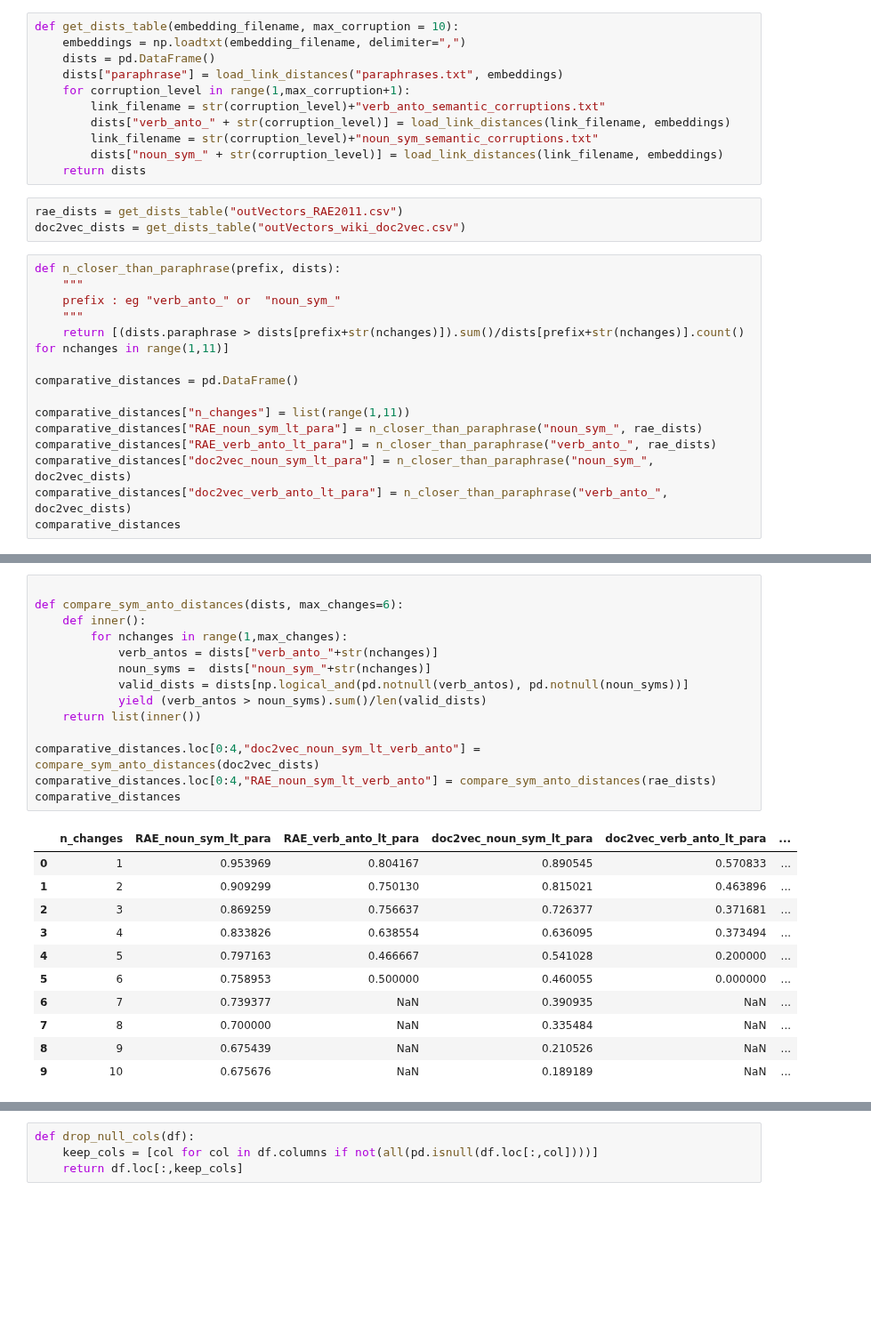
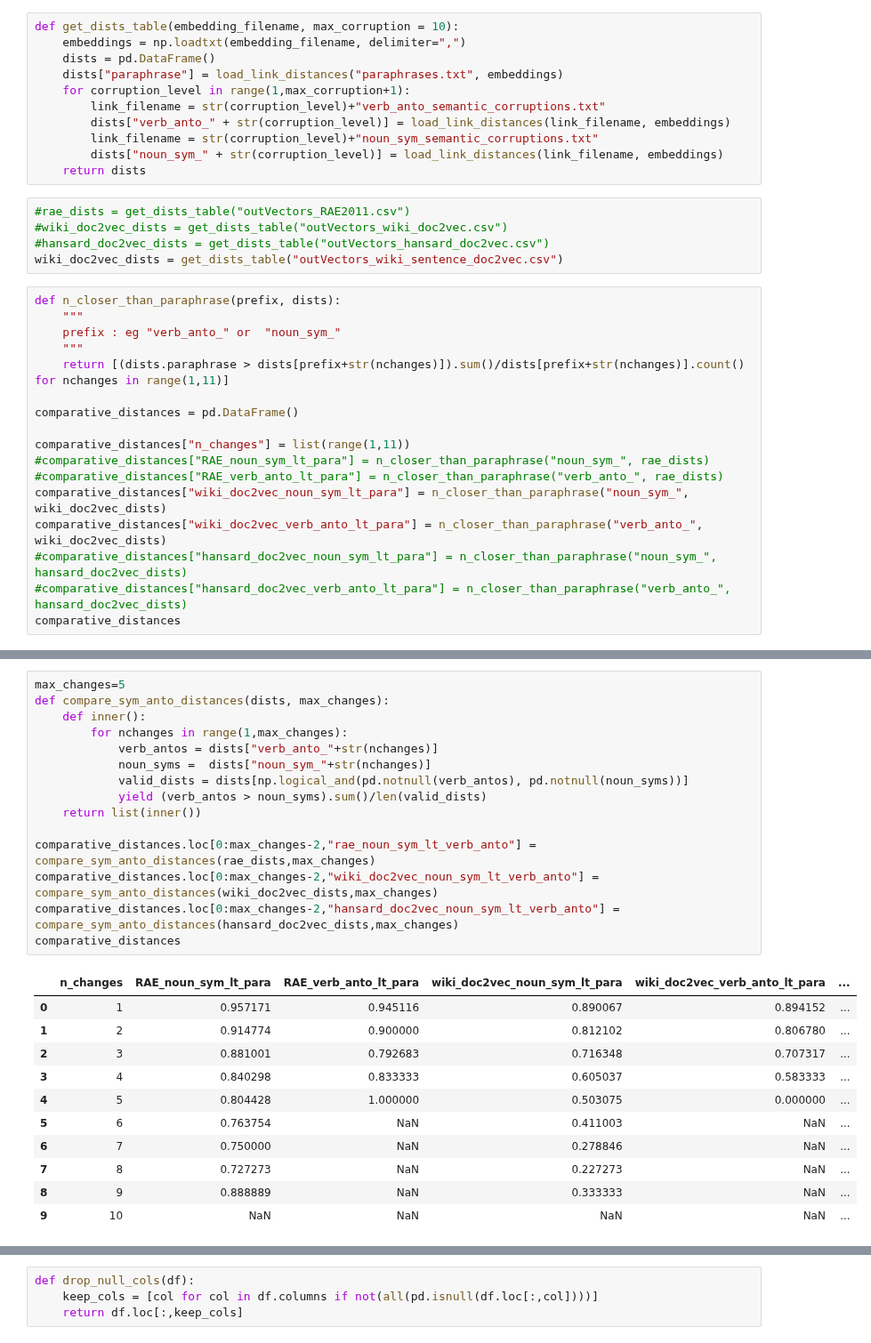
Before and after one commit to oxinabox/phd, a Jupyter notebook: prototypes/Projects/SemanticVsSyntacticEval/results_analysis.ipynb, the cells around one changed output, grey strips where cells are left out. Shown at 89% size. Saved outputs shown, nothing was run; the diff lists cells and outputs as text; blank space fills up the shorter version.

```diff
--- a/prototypes/Projects/SemanticVsSyntacticEval/results_analysis.ipynb
+++ b/prototypes/Projects/SemanticVsSyntacticEval/results_analysis.ipynb
@@ -39,8 +39,10 @@ def get_dists_table(embedding_filename, max_corruption = 10):
         dists["noun_sym_" + str(corruption_level)] = load_link_distances(link_filename, embeddings)
     return dists
 # %%
-rae_dists = get_dists_table("outVectors_RAE2011.csv")
-doc2vec_dists = get_dists_table("outVectors_wiki_doc2vec.csv")
+#rae_dists = get_dists_table("outVectors_RAE2011.csv")
+#wiki_doc2vec_dists = get_dists_table("outVectors_wiki_doc2vec.csv")
+#hansard_doc2vec_dists = get_dists_table("outVectors_hansard_doc2vec.csv")
+wiki_doc2vec_dists = get_dists_table("outVectors_wiki_sentence_doc2vec.csv")
 # %%
 def n_closer_than_paraphrase(prefix, dists):
     """
@@ -51,9 +53,11 @@ def n_closer_than_paraphrase(prefix, dists):
 comparative_distances = pd.DataFrame()
 
 comparative_distances["n_changes"] = list(range(1,11))
-comparative_distances["RAE_noun_sym_lt_para"] = n_closer_than_paraphrase("noun_sym_", rae_dists)
-comparative_distances["RAE_verb_anto_lt_para"] = n_closer_than_paraphrase("verb_anto_", rae_dists)
-comparative_distances["doc2vec_noun_sym_lt_para"] = n_closer_than_paraphrase("noun_sym_", doc2vec_dists)
-comparative_distances["doc2vec_verb_anto_lt_para"] = n_closer_than_paraphrase("verb_anto_", doc2vec_dists)
+#comparative_distances["RAE_noun_sym_lt_para"] = n_closer_than_paraphrase("noun_sym_", rae_dists)
+#comparative_distances["RAE_verb_anto_lt_para"] = n_closer_than_paraphrase("verb_anto_", rae_dists)
+comparative_distances["wiki_doc2vec_noun_sym_lt_para"] = n_closer_than_paraphrase("noun_sym_", wiki_doc2vec_dists)
+comparative_distances["wiki_doc2vec_verb_anto_lt_para"] = n_closer_than_paraphrase("verb_anto_", wiki_doc2vec_dists)
+#comparative_distances["hansard_doc2vec_noun_sym_lt_para"] = n_closer_than_paraphrase("noun_sym_", hansard_doc2vec_dists)
+#comparative_distances["hansard_doc2vec_verb_anto_lt_para"] = n_closer_than_paraphrase("verb_anto_", hansard_doc2vec_dists)
 comparative_distances
 # %% [output]
@@ -71,26 +75,27 @@ comparative_distances
 # %%
-
-def compare_sym_anto_distances(dists, max_changes=6):
+max_changes=5
+def compare_sym_anto_distances(dists, max_changes):
     def inner():
         for nchanges in range(1,max_changes):
             verb_antos = dists["verb_anto_"+str(nchanges)]
             noun_syms =  dists["noun_sym_"+str(nchanges)]
             valid_dists = dists[np.logical_and(pd.notnull(verb_antos), pd.notnull(noun_syms))]
             yield (verb_antos > noun_syms).sum()/len(valid_dists)
     return list(inner())
 
-comparative_distances.loc[0:4,"doc2vec_noun_sym_lt_verb_anto"] = compare_sym_anto_distances(doc2vec_dists)
-comparative_distances.loc[0:4,"RAE_noun_sym_lt_verb_anto"] = compare_sym_anto_distances(rae_dists)
+comparative_distances.loc[0:max_changes-2,"rae_noun_sym_lt_verb_anto"] = compare_sym_anto_distances(rae_dists,max_changes)
+comparative_distances.loc[0:max_changes-2,"wiki_doc2vec_noun_sym_lt_verb_anto"] = compare_sym_anto_distances(wiki_doc2vec_dists,max_changes)
+comparative_distances.loc[0:max_changes-2,"hansard_doc2vec_noun_sym_lt_verb_anto"] = compare_sym_anto_distances(hansard_doc2vec_dists,max_changes)
 comparative_distances
 # %% [output]
-|  | n_changes | RAE_noun_sym_lt_para | RAE_verb_anto_lt_para | doc2vec_noun_sym_lt_para | doc2vec_verb_anto_lt_para | ... |
-| 0 | 1 | 0.953969 | 0.804167 | 0.890545 | 0.570833 | ... |
-| 1 | 2 | 0.909299 | 0.750130 | 0.815021 | 0.463896 | ... |
-| 2 | 3 | 0.869259 | 0.756637 | 0.726377 | 0.371681 | ... |
-| 3 | 4 | 0.833826 | 0.638554 | 0.636095 | 0.373494 | ... |
-| 4 | 5 | 0.797163 | 0.466667 | 0.541028 | 0.200000 | ... |
-| 5 | 6 | 0.758953 | 0.500000 | 0.460055 | 0.000000 | ... |
-| 6 | 7 | 0.739377 | NaN | 0.390935 | NaN | ... |
-| 7 | 8 | 0.700000 | NaN | 0.335484 | NaN | ... |
-| 8 | 9 | 0.675439 | NaN | 0.210526 | NaN | ... |
-| 9 | 10 | 0.675676 | NaN | 0.189189 | NaN | ... |
+|  | n_changes | RAE_noun_sym_lt_para | RAE_verb_anto_lt_para | wiki_doc2vec_noun_sym_lt_para | wiki_doc2vec_verb_anto_lt_para | ... |
+| 0 | 1 | 0.957171 | 0.945116 | 0.890067 | 0.894152 | ... |
+| 1 | 2 | 0.914774 | 0.900000 | 0.812102 | 0.806780 | ... |
+| 2 | 3 | 0.881001 | 0.792683 | 0.716348 | 0.707317 | ... |
+| 3 | 4 | 0.840298 | 0.833333 | 0.605037 | 0.583333 | ... |
+| 4 | 5 | 0.804428 | 1.000000 | 0.503075 | 0.000000 | ... |
+| 5 | 6 | 0.763754 | NaN | 0.411003 | NaN | ... |
+| 6 | 7 | 0.750000 | NaN | 0.278846 | NaN | ... |
+| 7 | 8 | 0.727273 | NaN | 0.227273 | NaN | ... |
+| 8 | 9 | 0.888889 | NaN | 0.333333 | NaN | ... |
+| 9 | 10 | NaN | NaN | NaN | NaN | ... |
```
Also changed, not shown: parts of 6 cells of this notebook, 5 other files.
